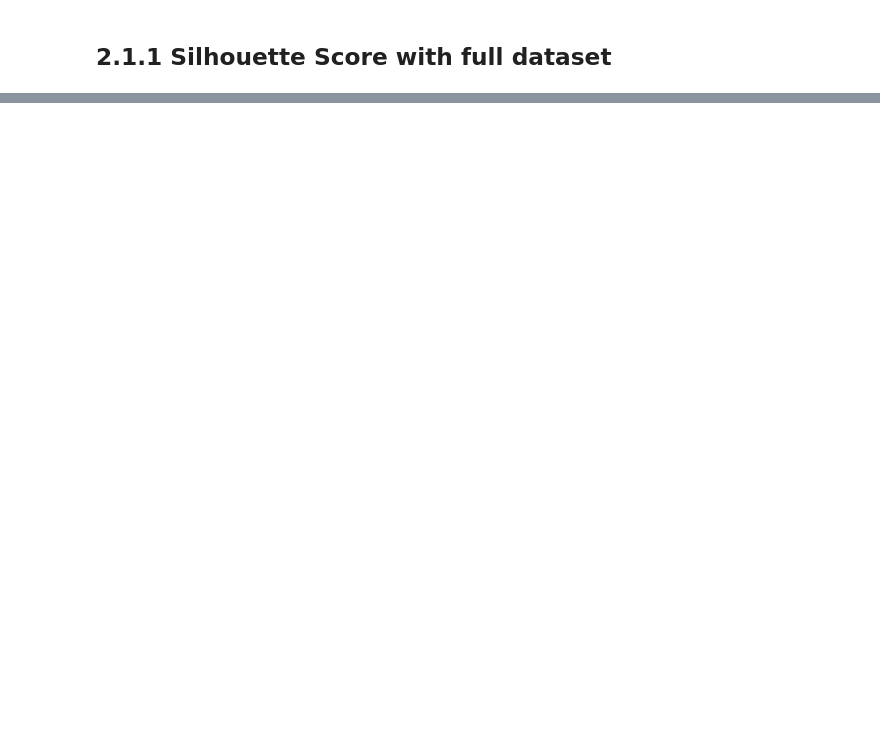
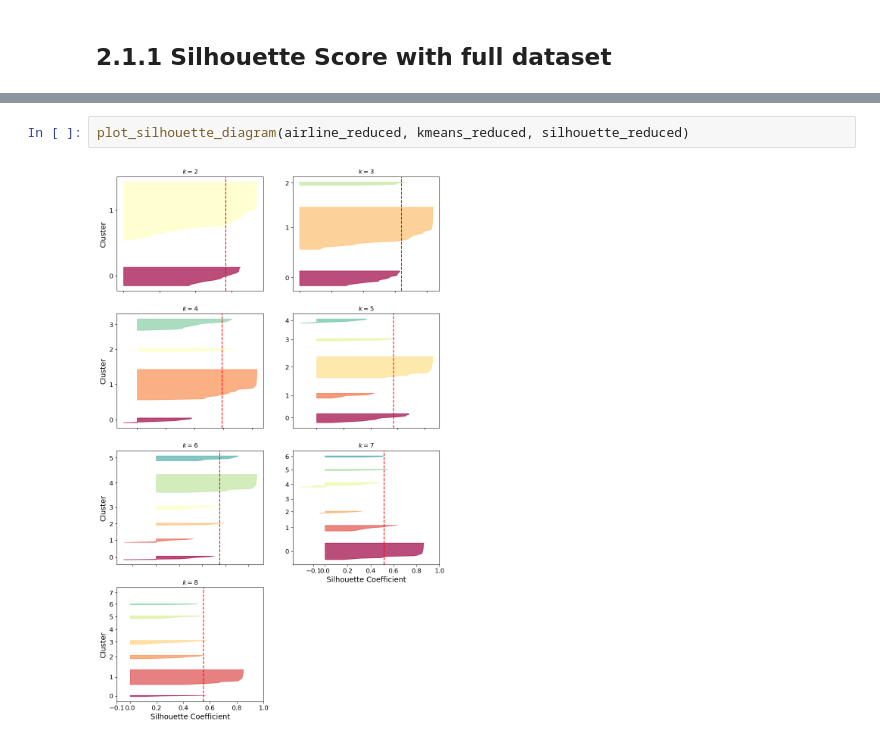
Before and after one commit to Bsubs/CITS5508_Machine_Learning, a Jupyter notebook: assignment3/assignment3_1.ipynb, the cells around one changed output, grey strips where cells are left out. Drawn from its saved outputs; the diff is of its cells as text; blank space fills up the shorter version.

```diff
--- a/assignment3/assignment3_1.ipynb
+++ b/assignment3/assignment3_1.ipynb
@@ -666,0 +770,4 @@ plot_elbow_silhouette(airline_full, 'Full Dataset')
+# %%
+plot_silhouette_diagram(airline_reduced, kmeans_reduced, silhouette_reduced)
+# %% [output]
+[figure, added]
```
Also changed, not shown: parts of 34 cells of this notebook.
